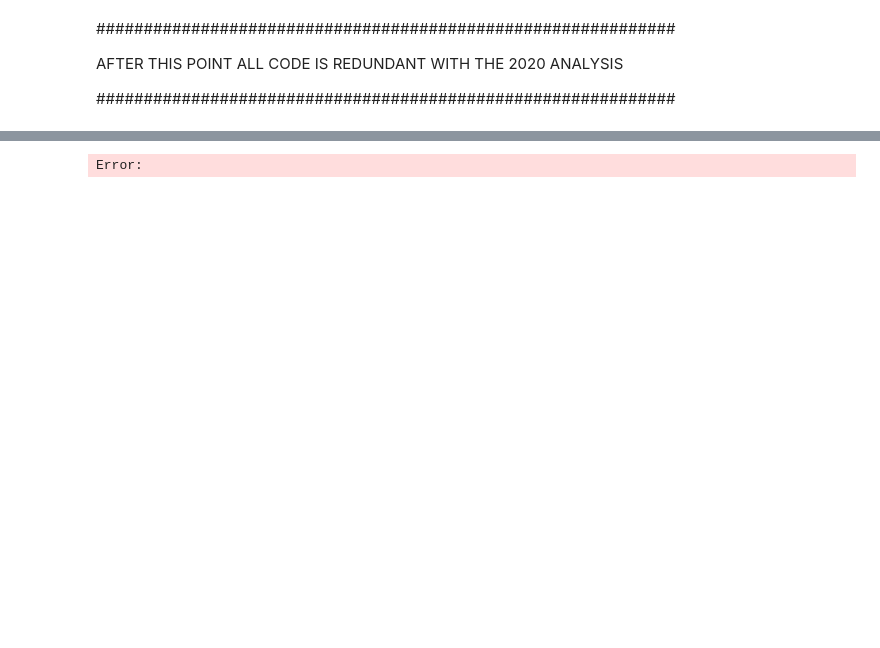
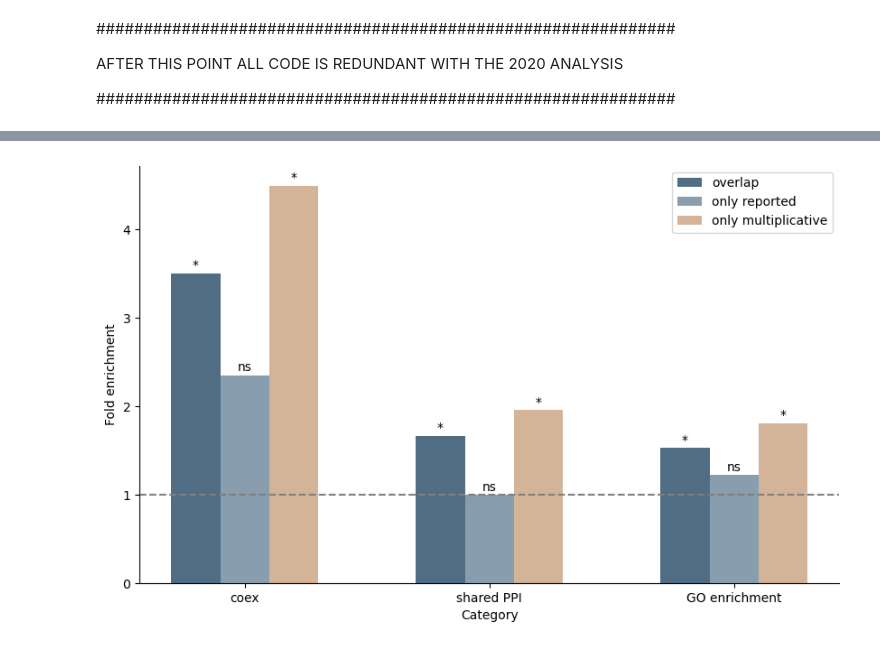
Before and after one commit to brian-arnold/epistasis_reanalysis, a Jupyter notebook: yeast_screens/Kuzmin_data_analysis.ipynb, the cells around one changed output, grey strips where cells are left out. Cells and saved outputs as stored; diff of their text form; code cells hidden in the pictures; blank space fills up the shorter version.

```diff
--- a/yeast_screens/Kuzmin_data_analysis.ipynb
+++ b/yeast_screens/Kuzmin_data_analysis.ipynb
@@ -480,9 +577,9 @@ fig, axs = plt.subplots(figsize=(10,6))
 x = np.arange(len(data1[0]))
 width = 0.2
 
-plt.bar(x-width, data1[0], width, color='#a6cee3') # plots first analysis across all data categories (coex, PPI, GO)
-plt.bar(x, data1[1], width, color='#1f78b4')
-plt.bar(x+width, data1[2], width, color='#b2df8a')
+plt.bar(x-width, data1[0], width, color=overlap_color) # plots first analysis across all data categories (coex, PPI, GO)
+plt.bar(x, data1[1], width, color=only_reported_color)
+plt.bar(x+width, data1[2], width, color=only_mult_color)
 
 plt.xticks(x, ['coex', 'shared PPI', 'GO enrichment'])
 plt.xlabel("Category")
@@ -493,34 +590,34 @@ plt.axhline(1, linestyle="--", color="gray")
 sns.despine()
 
 # add annotations for statistical significance
 analyses = ["coex", "ppi", "go"]
 for column in range(len(data1[0])):
     analysis = analyses[column]
     if dataset == "Kuzmin2020":
         # for 2020 data:
         # overlap and only_mult significant for all analyses, only_reported not significant for all analyses
         plt.text(column-width, data1[0][column]+0.02, "*", ha='center', va='bottom')
         plt.text(column, data1[1][column]+0.02, "ns", ha='center', va='bottom')
         plt.text(column+width, data1[2][column]+0.02, "*", ha='center', va='bottom')
     elif dataset == "Kuzmin2018":
         # for 2018 data:
         # overlap significant for all, only_mult significant only for GO and PPI, only_reported only significant for GO
         if analysis == "coex":
             plt.text(column-width, data1[0][column]+0.02, "*", ha='center', va='bottom') # overlap
             plt.text(column, data1[1][column]+0.02, "ns", ha='center', va='bottom') # only_reported
             plt.text(column+width, data1[2][column]+0.02, "ns", ha='center', va='bottom') # only_mult
         if analysis == "ppi":
             plt.text(column-width, data1[0][column]+0.02, "*", ha='center', va='bottom') # overlap
             plt.text(column, data1[1][column]+0.02, "ns", ha='center', va='bottom') # only_reported
             plt.text(column+width, data1[2][column]+0.02, "*", ha='center', va='bottom') # only_mult
         if analysis == "go":
             plt.text(column-width, data1[0][column]+0.02, "*", ha='center', va='bottom') # overlap
             plt.text(column, data1[1][column]+0.02, "*", ha='center', va='bottom') # only_reported
             plt.text(column+width, data1[2][column]+0.02, "*", ha='center', va='bottom') # only_mult
 
 plt.show()
 # %% [output]
-Error:
+[figure, added]
 # %%
 fig, axs = plt.subplots(figsize=(10,6))
 
```
Also changed, not shown: parts of 38 cells of this notebook, 1 other file.
